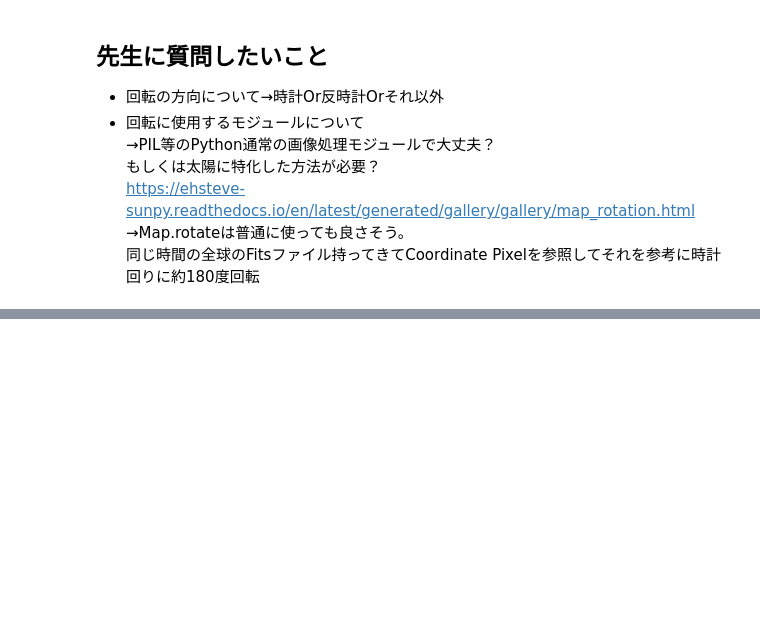
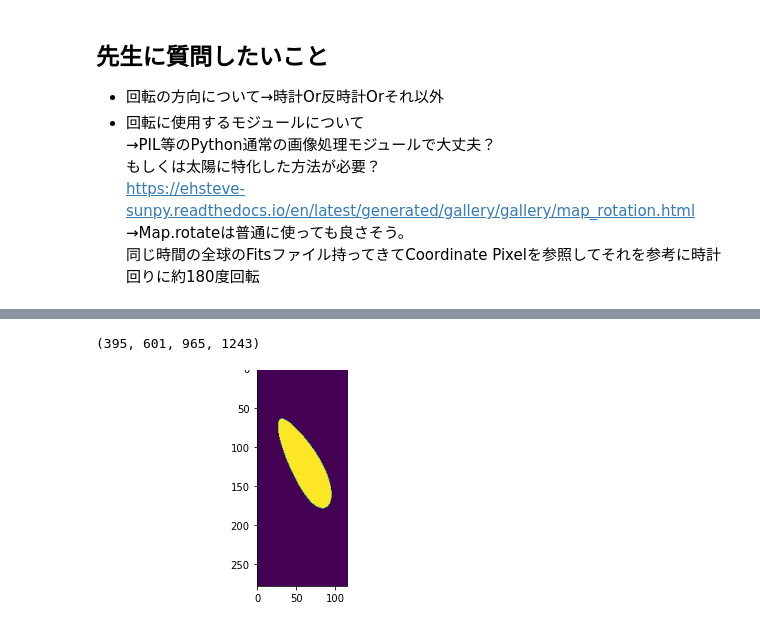
Before and after one commit to akisen/Predict_Solar_Flare_Mrcnn, a Jupyter notebook: src_dataset/Convert_bitmap_to_polygon.ipynb, the cells around one changed output, grey strips where cells are left out. Drawn from its saved outputs; the diff is of its cells as text; code cells hidden in the pictures; blank space fills up the shorter version.

```diff
--- a/src_dataset/Convert_bitmap_to_polygon.ipynb
+++ b/src_dataset/Convert_bitmap_to_polygon.ipynb
@@ -307,0 +306,21 @@ hmi_region_map_rotated.peek(draw_limb=True,draw_grid=True)
+# %%
+# もともとの画像サイズが大きすぎてうまくPolygon化できないので切り出してからPolygon化をしてみる
+from PIL import Image
+left = int(full_disk_coord-mask_ur[0])
+right = int(full_disk_coord-mask_ll[0])
+lower = int(mask_ll[1])
+upper = int(mask_ur[1])
+rotated_ar_map = image2[lower:upper,left:right]
+left,right,lower,upper
+# %% [output]
+(395, 601, 965, 1243)
+# %%
+plt.figure(1)
+ax = plt.subplot(1,1,1)
+# ax.set_ylim([0,len(image2)])
+im =ax.imshow(rotated_ar_map)
+plt.colorbar(im)
+# ax.imshow(mask_map.data)
+plt.show()
+# %% [output]
+[figure, added]
```
Also changed, not shown: parts of 17 cells of this notebook, 4 other files.
